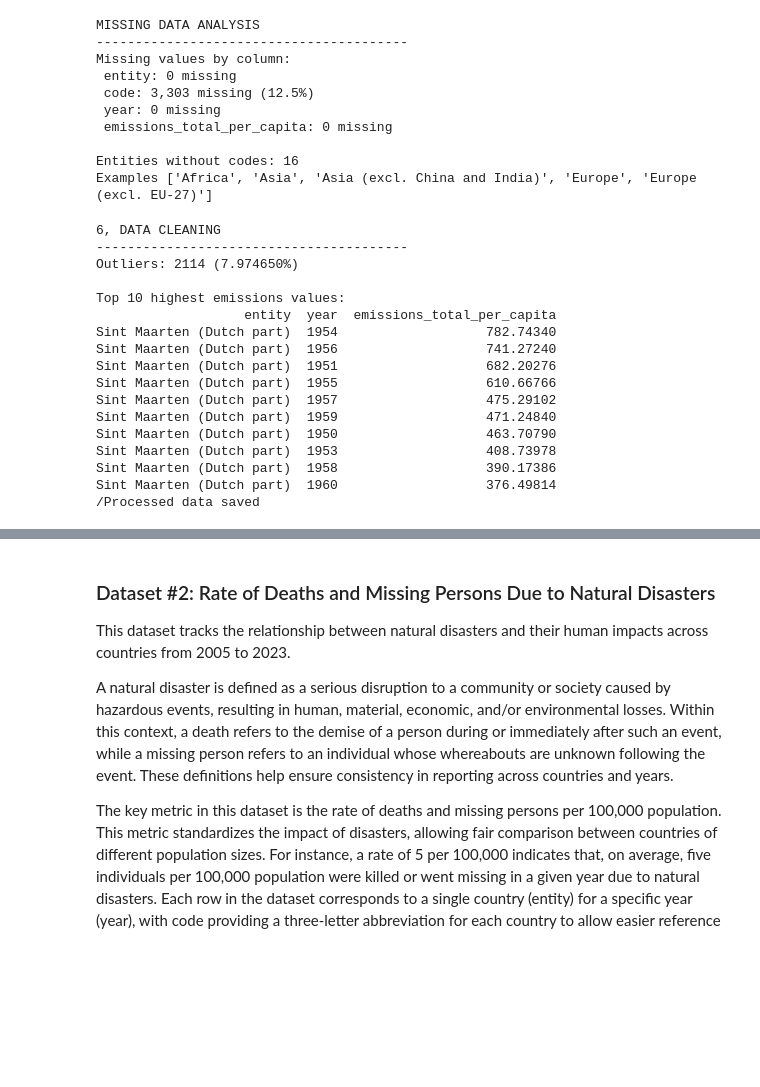
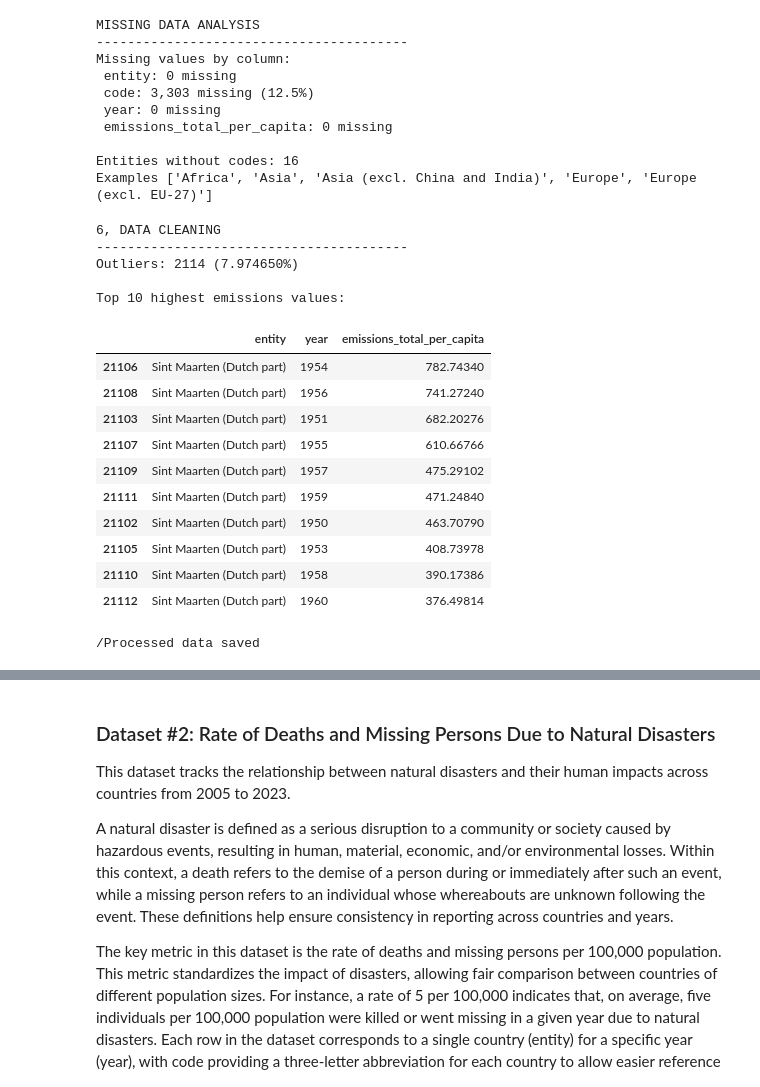
Before and after one commit to COGS108/Group133_WI26, a Jupyter notebook: 01-DataCheckpoint.ipynb, the cells around one changed output, grey strips where cells are left out. Drawn from its saved outputs; the diff is of its cells as text; code cells hidden in the pictures; blank space fills up the shorter version.

```diff
--- a/01-DataCheckpoint.ipynb
+++ b/01-DataCheckpoint.ipynb
@@ -241,40 +240,40 @@ Examples ['Africa', 'Asia', 'Asia (excl. China and India)', 'Europe', 'Europe (e
 # %%
 ## clean the data
 print("\n6, DATA CLEANING")
 print("-"*40)
 
-co2_clean = co2[(co2['year'] >= 2025) & (co2['year'] <=2023) & (co2['code'].notna())].copy()
+co2_clean = co2[(co2['year'] >= 2005) & (co2['year'] <=2023) & (co2['code'].notna())].copy()
 
 ## find and flag outliers
 q1, q3 = co2['emissions_total_per_capita'].quantile([0.25, 0.75])
+iqr = q3 - q1
 co2['is_outlier'] = (co2['emissions_total_per_capita'] > q3 + 1.5*(q3-q1)).astype(int)
 print(f"Outliers: {co2['is_outlier'].sum()} ({co2['is_outlier'].sum()/len(co2)*100:1f}%)")
 
 print("\nTop 10 highest emissions values:")
 top_outliers = co2.nlargest(10, 'emissions_total_per_capita')[['entity', 'year', 'emissions_total_per_capita']]
-print(top_outliers.to_string(index=False))
-
+display(top_outliers)
 #Save
 co2_clean.to_csv('data/02-processed/co2-emissions-processed.csv', index=False)
 print("/Processed data saved")
 # %% [output]
 6, DATA CLEANING
 ----------------------------------------
 Outliers: 2114 (7.974650%)
 
 Top 10 highest emissions values:
-                   entity  year  emissions_total_per_capita
-Sint Maarten (Dutch part)  1954                   782.74340
-Sint Maarten (Dutch part)  1956                   741.27240
-Sint Maarten (Dutch part)  1951                   682.20276
-Sint Maarten (Dutch part)  1955                   610.66766
-Sint Maarten (Dutch part)  1957                   475.29102
-Sint Maarten (Dutch part)  1959                   471.24840
-Sint Maarten (Dutch part)  1950                   463.70790
-Sint Maarten (Dutch part)  1953                   408.73978
-Sint Maarten (Dutch part)  1958                   390.17386
-Sint Maarten (Dutch part)  1960                   376.49814
-/Processed data saved
+|  | entity | year | emissions_total_per_capita |
+| 21106 | Sint Maarten (Dutch part) | 1954 | 782.74340 |
+| 21108 | Sint Maarten (Dutch part) | 1956 | 741.27240 |
+| 21103 | Sint Maarten (Dutch part) | 1951 | 682.20276 |
+| 21107 | Sint Maarten (Dutch part) | 1955 | 610.66766 |
+| 21109 | Sint Maarten (Dutch part) | 1957 | 475.29102 |
+| 21111 | Sint Maarten (Dutch part) | 1959 | 471.24840 |
+| 21102 | Sint Maarten (Dutch part) | 1950 | 463.70790 |
+| 21105 | Sint Maarten (Dutch part) | 1953 | 408.73978 |
+| 21110 | Sint Maarten (Dutch part) | 1958 | 390.17386 |
+| 21112 | Sint Maarten (Dutch part) | 1960 | 376.49814 |
+/Processed data saved
 # %%
 ## final summary
 print("FINAL SUMMARY")
```
Also changed, not shown: parts of 9 cells of this notebook.
